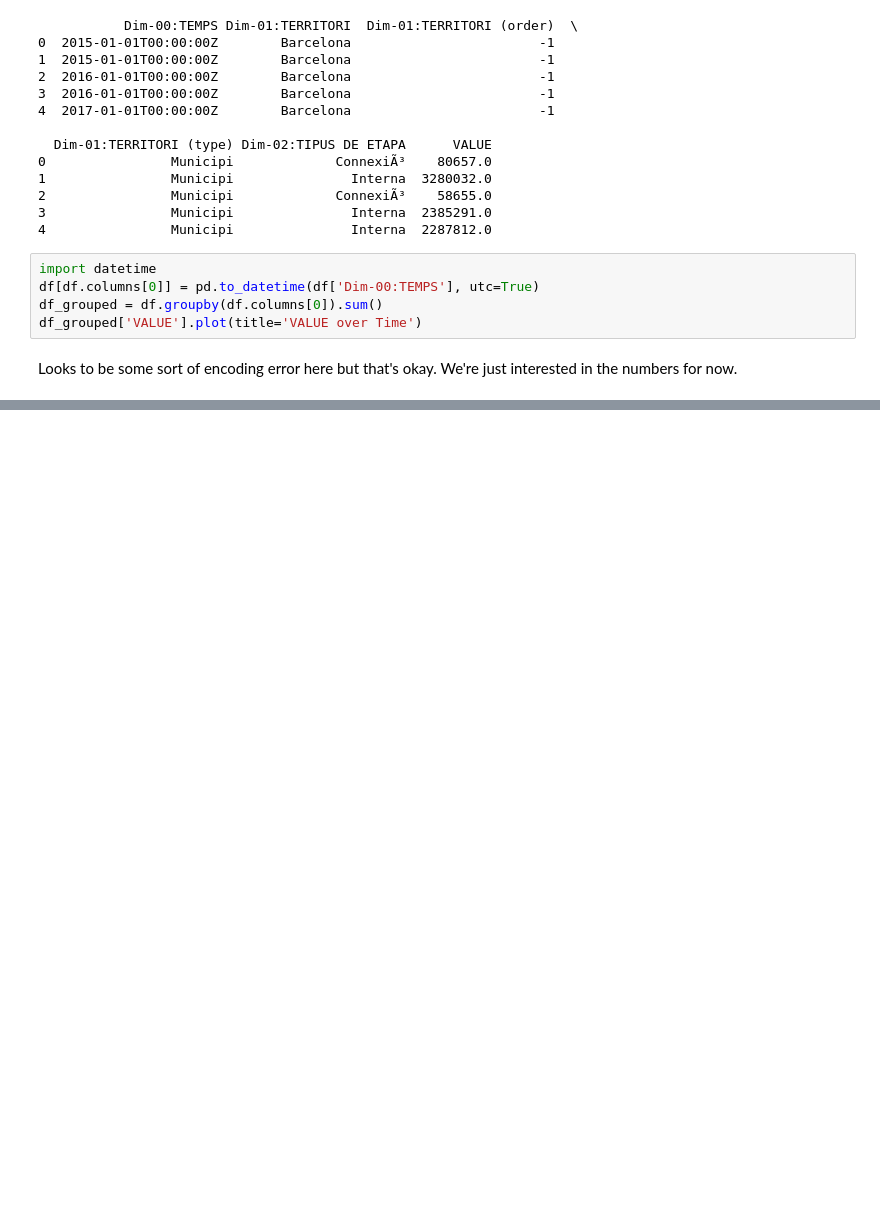
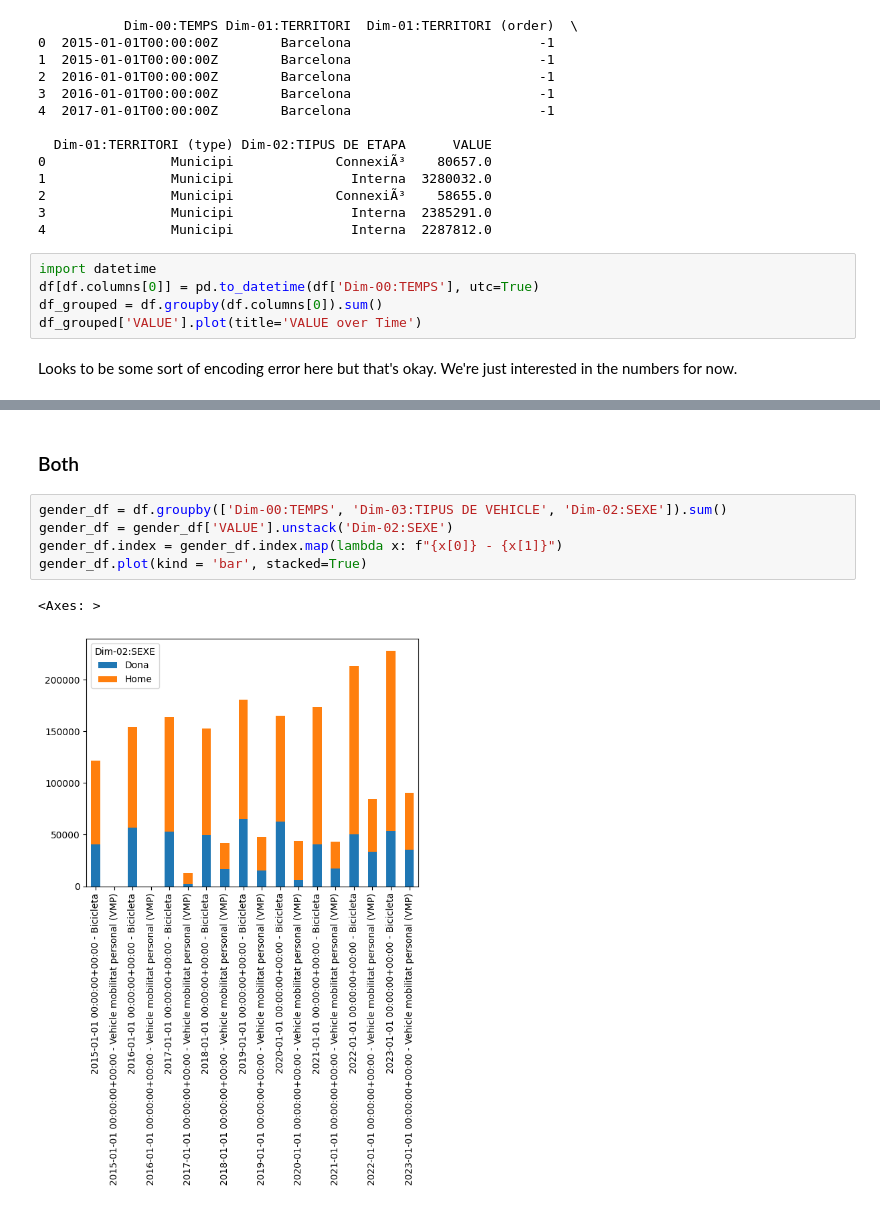
Before and after one commit to jammy-data/REALLOCATE, a Jupyter notebook: dashboard_plots/BcnOpenAPI.ipynb, the cells around one changed output, grey strips where cells are left out. Saved outputs shown, nothing was run; the diff lists cells and outputs as text; blank space fills up the shorter version.

```diff
--- a/dashboard_plots/BcnOpenAPI.ipynb
+++ b/dashboard_plots/BcnOpenAPI.ipynb
@@ -61,0 +104,10 @@ Looks to be some sort of encoding error here but that's okay. We're just interes
+# %% [markdown]
+### Both
+# %%
+gender_df = df.groupby(['Dim-00:TEMPS', 'Dim-03:TIPUS DE VEHICLE', 'Dim-02:SEXE']).sum()
+gender_df = gender_df['VALUE'].unstack('Dim-02:SEXE')
+gender_df.index = gender_df.index.map(lambda x: f"{x[0]} - {x[1]}")
+gender_df.plot(kind = 'bar', stacked=True)
+# %% [output]
+<Axes: >
+[figure, added]
```
Also changed, not shown: parts of 8 cells of this notebook.
